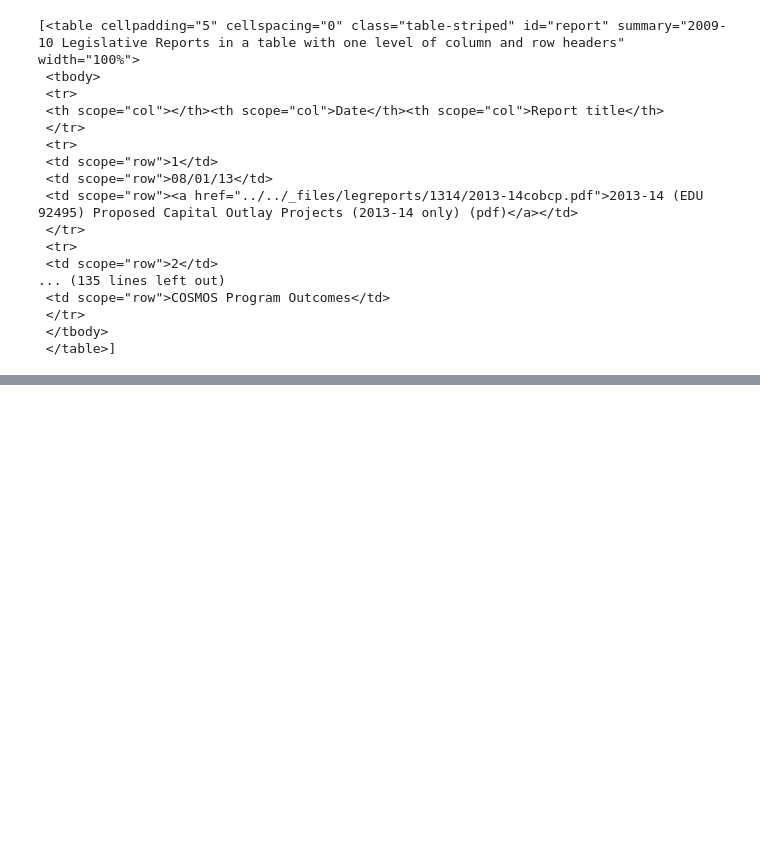
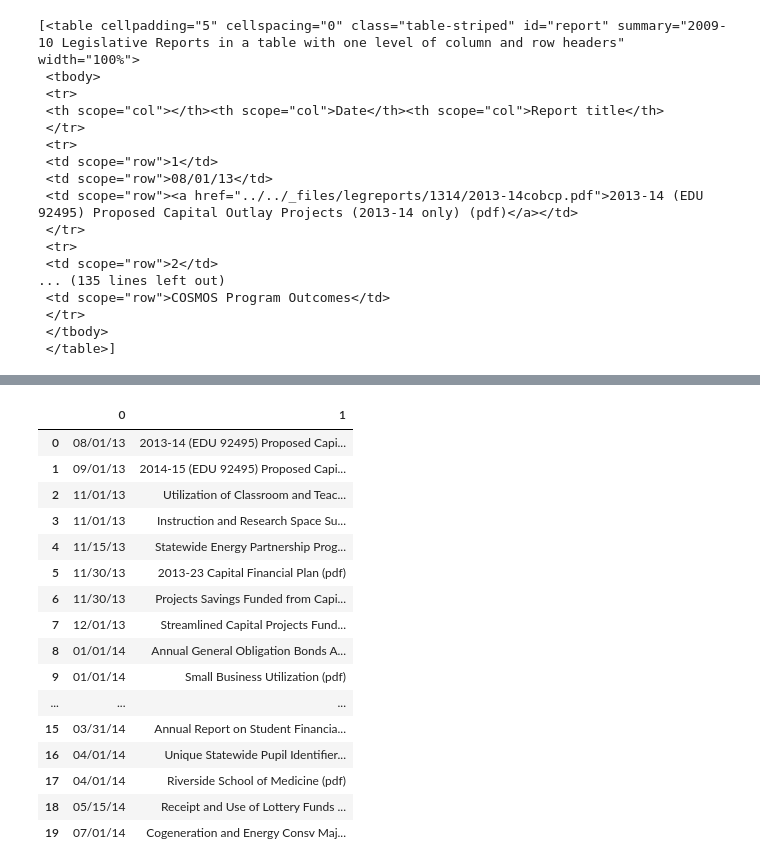
Before and after one commit to ymmy02/Udemy-Python-Data-Science, a Jupyter notebook: lec103-104_Web_Scraping.ipynb, the cells around one changed output, grey strips where cells are left out. Drawn from its saved outputs; the diff is of its cells as text; code cells hidden in the pictures; blank space fills up the shorter version.

```diff
--- a/lec103-104_Web_Scraping.ipynb
+++ b/lec103-104_Web_Scraping.ipynb
@@ -54,0 +85,7 @@ tables
+# %%
+for tr in rows:
+    cols = tr.find_all('td')
+    for td in cols:
+        text = td.find(text=True)
+        print(text)
+        data.append(text)
@@ -54,0 +130,9 @@ tables
+# %%
+reports = []
+date = []
+index = 0
+for item in data:
+    if 'pdf' in item:
+        date.append(data[index-1])
+        reports.append(item.replace('\xa0', '  '))
+    index += 1
@@ -54,0 +185,25 @@ tables
+# %%
+date = Series(date)
+reports = Series(reports)
+# %%
+web_df = pd.concat([date, reports], axis=1)
+# %%
+web_df
+# %% [output]
+|  | 0 | 1 |
+| 0 | 08/01/13 | 2013-14 (EDU 92495) Proposed Capi... |
+| 1 | 09/01/13 | 2014-15 (EDU 92495) Proposed Capi... |
+| 2 | 11/01/13 | Utilization of Classroom and Teac... |
+| 3 | 11/01/13 | Instruction and Research Space Su... |
+| 4 | 11/15/13 | Statewide Energy Partnership Prog... |
+| 5 | 11/30/13 | 2013-23 Capital Financial Plan (pdf) |
+| 6 | 11/30/13 | Projects Savings Funded from Capi... |
+| 7 | 12/01/13 | Streamlined Capital Projects Fund... |
+| 8 | 01/01/14 | Annual General Obligation Bonds A... |
+| 9 | 01/01/14 | Small Business Utilization (pdf) |
+| ... | ... | ... |
+| 15 | 03/31/14 | Annual Report on Student Financia... |
+| 16 | 04/01/14 | Unique Statewide Pupil Identifier... |
+| 17 | 04/01/14 | Riverside School of Medicine (pdf) |
+| 18 | 05/15/14 | Receipt and Use of Lottery Funds ... |
+| 19 | 07/01/14 | Cogeneration and Energy Consv Maj... |
```
Also changed, not shown: parts of 13 cells of this notebook.
